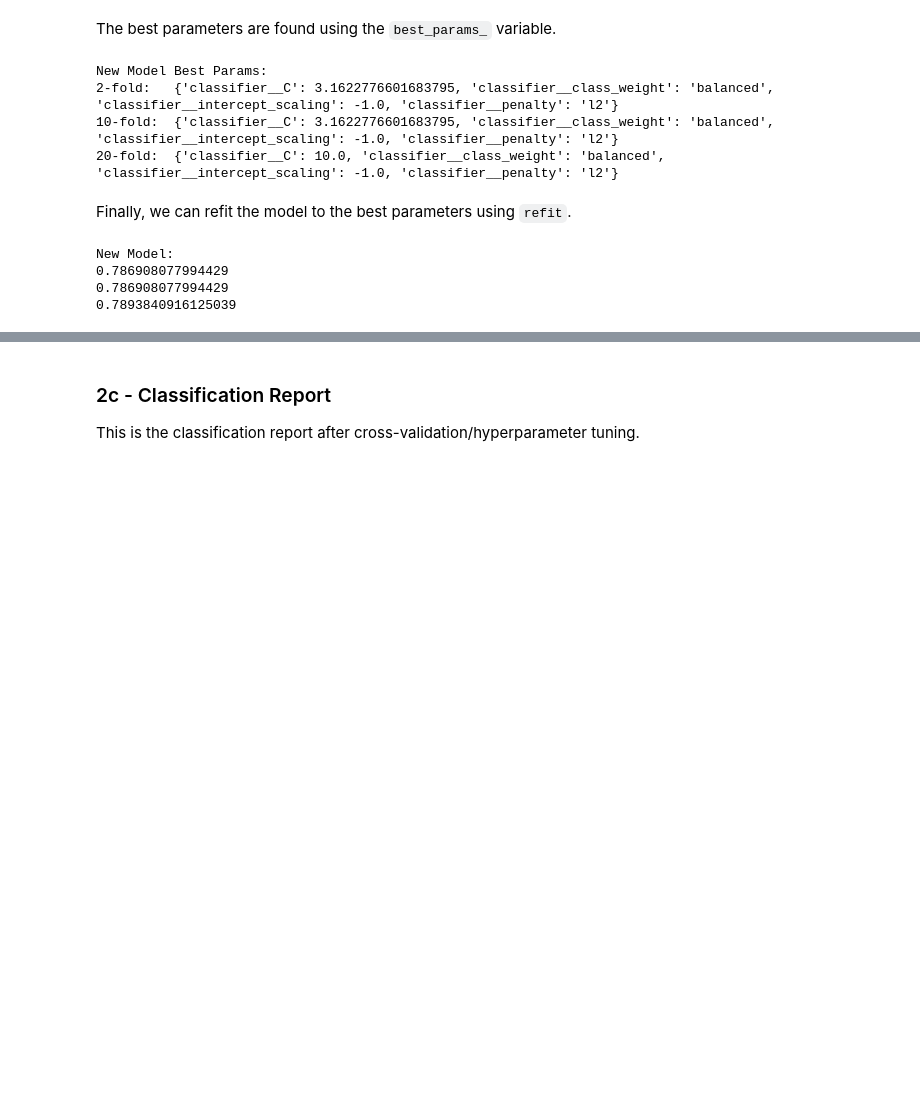
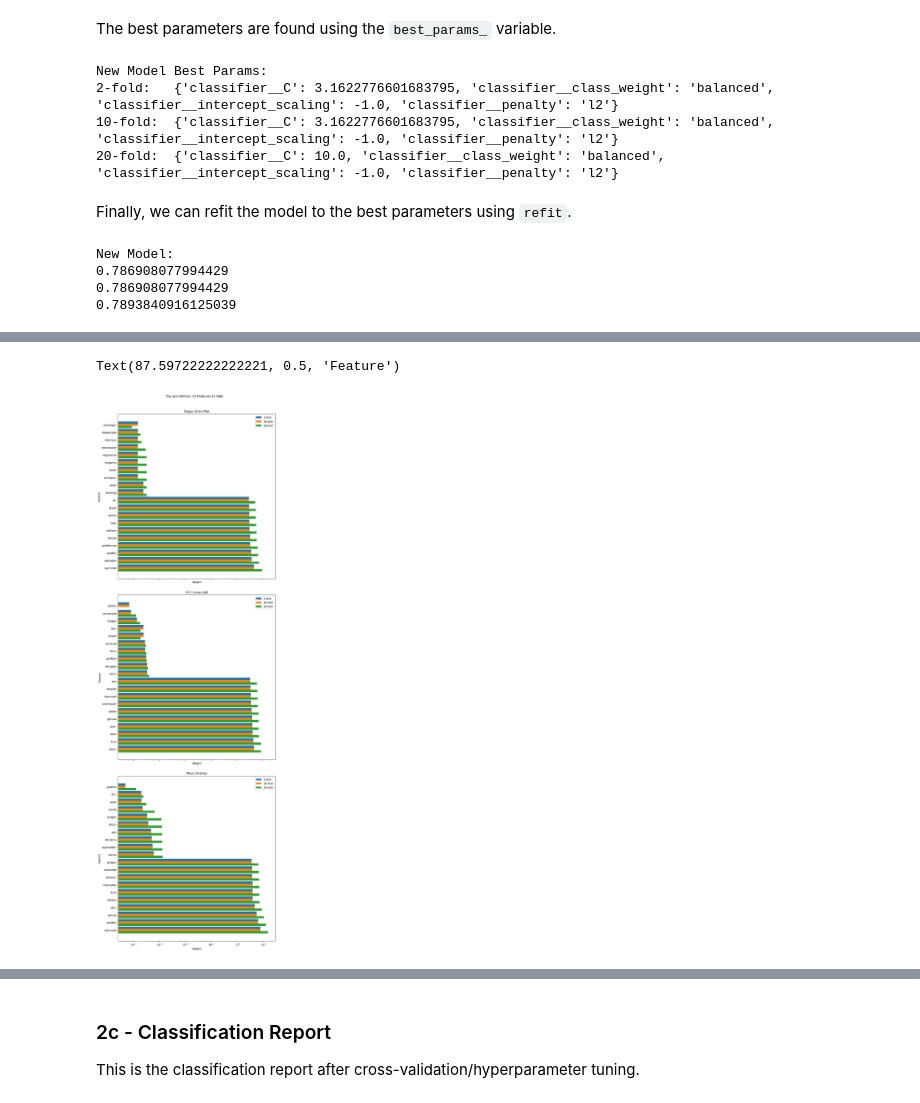
Before and after one commit to mk-imagine/SFSU-CSC620-NLT, a Jupyter notebook: hw10.ipynb, the cells around one changed output, grey strips where cells are left out. Saved outputs shown, nothing was run; the diff lists cells and outputs as text; code cells hidden in the pictures; blank space fills up the shorter version.

```diff
--- a/hw10.ipynb
+++ b/hw10.ipynb
@@ -524,0 +581,6 @@ for i in range(1,9):
+# %%
+fold2df = pd.DataFrame(coef_dict['2-foldCV']['EAP'], columns=["feature", "EAP"])
+fold2df["HPL"] = fold2df["feature"].map(dict(coef_dict['2-foldCV']['HPL']))
+fold2df["MWS"] = fold2df["feature"].map(dict(coef_dict['2-foldCV']['MWS']))
+fold2df = fold2df.set_index("feature")
+fold2df.head()
@@ -524,0 +639,6 @@ for i in range(1,9):
+# %%
+fold10df = pd.DataFrame(coef_dict['10-foldCV']['EAP'], columns=["feature", "EAP"])
+fold10df["HPL"] = fold10df["feature"].map(dict(coef_dict['10-foldCV']['HPL']))
+fold10df["MWS"] = fold10df["feature"].map(dict(coef_dict['10-foldCV']['MWS']))
+fold10df = fold10df.set_index("feature")
+fold10df.head()
@@ -524,0 +697,6 @@ for i in range(1,9):
+# %%
+fold20df = pd.DataFrame(coef_dict['20-foldCV']['EAP'], columns=["feature", "EAP"])
+fold20df["HPL"] = fold20df["feature"].map(dict(coef_dict['20-foldCV']['HPL']))
+fold20df["MWS"] = fold20df["feature"].map(dict(coef_dict['20-foldCV']['MWS']))
+fold20df = fold20df.set_index("feature")
+fold20df.head()
@@ -524,0 +792,34 @@ for i in range(1,9):
+# %%
+import matplotlib.pyplot as plt
+fig, ax = plt.subplots(3, figsize=(10,30), sharex=True)
+fig.suptitle("Top and Bottom 10 Features (2-fold)")
+fig.tight_layout(pad=5.0)
+gfeat=np.arange(len(list(fold2df_eap["feature"])))
+gfeat_w = 0.3
+ax[0].barh(gfeat+gfeat_w, list(fold2df_eap["EAP"]), height=gfeat_w, log=True, label="2-fold")
+ax[0].barh(gfeat, list(fold10df_eap["EAP"]), height=gfeat_w, log=True, label="10-fold")
+ax[0].barh(gfeat-gfeat_w, list(fold20df_eap["EAP"]), height=gfeat_w, log=True, label="20-fold")
+ax[0].set_yticks(gfeat, labels=list(fold2df_eap["feature"]))
+ax[0].legend()
+ax[0].set_title('Edgar Allen Poe')
+ax[0].set_xlabel('Weight')
+ax[0].set_ylabel('Feature')
+ax[1].barh(gfeat+gfeat_w, list(fold2df_hpl["HPL"]), height=gfeat_w, log=True, label="2-fold")
+ax[1].barh(gfeat, list(fold10df_hpl["HPL"]), height=gfeat_w, log=True, label="10-fold")
+ax[1].barh(gfeat-gfeat_w, list(fold20df_hpl["HPL"]), height=gfeat_w, log=True, label="20-fold")
+ax[1].set_yticks(gfeat, labels=list(fold2df_hpl["feature"]))
+ax[1].legend()
+ax[1].set_title('H.P. Lovecraft')
+ax[1].set_xlabel('Weight')
+ax[1].set_ylabel('Feature')
+ax[2].barh(gfeat+gfeat_w, list(fold2df_mws["MWS"]), height=gfeat_w, log=True, label="2-fold")
+ax[2].barh(gfeat, list(fold10df_mws["MWS"]), height=gfeat_w, log=True, label="10-fold")
+ax[2].barh(gfeat-gfeat_w, list(fold20df_mws["MWS"]), height=gfeat_w, log=True, label="20-fold")
+ax[2].set_yticks(gfeat, labels=list(fold2df_mws["feature"]))
+ax[2].legend()
+ax[2].set_title('Mary Shelley')
+ax[2].set_xlabel('Weight')
+ax[2].set_ylabel('Feature')
+# %% [output]
+Text(87.59722222222221, 0.5, 'Feature')
+[figure, added]
```
Also changed, not shown: parts of 41 cells of this notebook.
